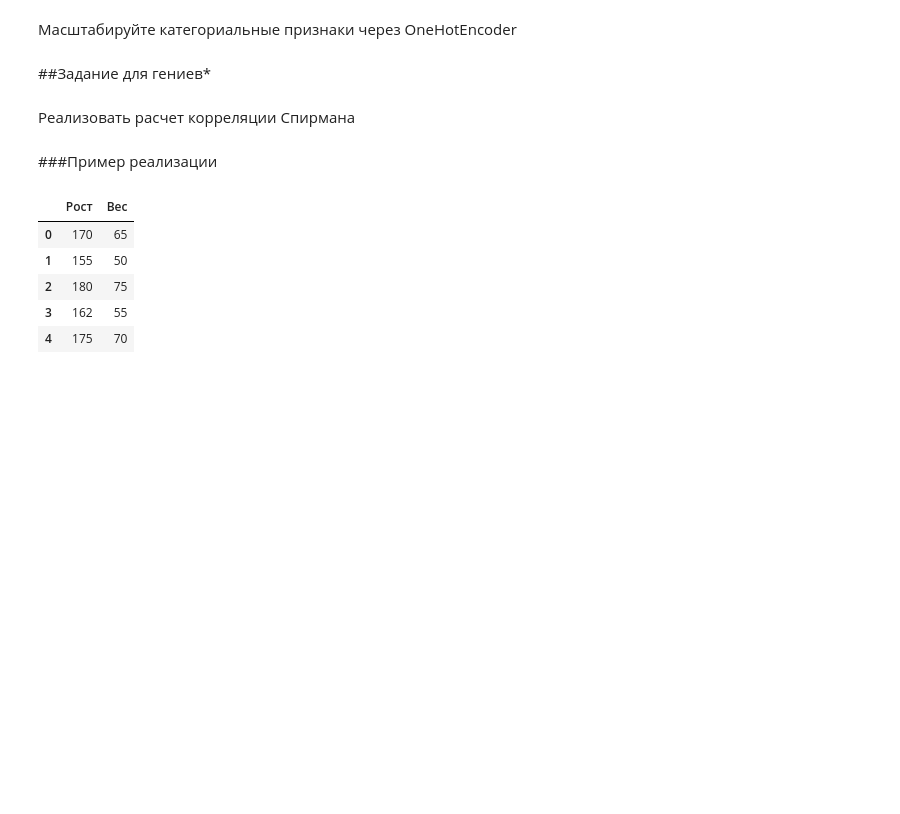
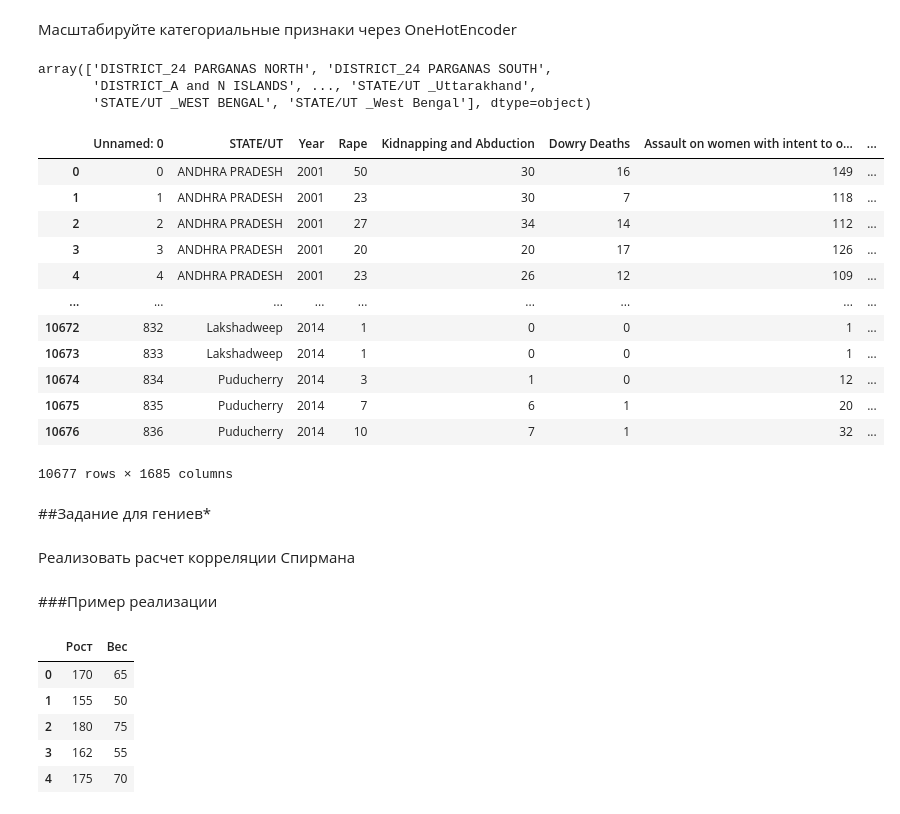
Before and after one commit to fluffymouses/fluffymouses, a Jupyter notebook: lab3/Задание_3.ipynb, the cells around one changed output. Cells and saved outputs as stored; diff of their text form; code cells hidden in the pictures; blank space fills up the shorter version.

```diff
--- a/lab3/Задание_3.ipynb
+++ b/lab3/Задание_3.ipynb
@@ -203,3 +387,36 @@ encoder = OneHotEncoder()
+# %%
+from sklearn.preprocessing import OneHotEncoder
+
+# Create an instance of OneHotEncoder
+encoder = OneHotEncoder()
+df["STATE/UT "] = df["STATE/UT"].astype("category")
+df["DISTRICT"] = df["DISTRICT"].astype("category")
+category_col = df.select_dtypes(include=['category']).columns
+encoder = OneHotEncoder()
+df_cat_encoded = pd.get_dummies(df, columns=category_col, drop_first=True)
+encoded_features = encoder.fit_transform(df[category_col])
+encoded_columns = encoder.get_feature_names_out(category_col)
+encoded_columns
+# %% [output]
+array(['DISTRICT_24 PARGANAS NORTH', 'DISTRICT_24 PARGANAS SOUTH',
+       'DISTRICT_A and N ISLANDS', ..., 'STATE/UT _Uttarakhand',
+       'STATE/UT _WEST BENGAL', 'STATE/UT _West Bengal'], dtype=object)
+# %%
+df_cat_encoded
+# %% [output]
+|  | Unnamed: 0 | STATE/UT | Year | Rape | Kidnapping and Abduction | Dowry Deaths | Assault on women with intent to o... | ... |
+| 0 | 0 | ANDHRA PRADESH | 2001 | 50 | 30 | 16 | 149 | ... |
+| 1 | 1 | ANDHRA PRADESH | 2001 | 23 | 30 | 7 | 118 | ... |
+| 2 | 2 | ANDHRA PRADESH | 2001 | 27 | 34 | 14 | 112 | ... |
+| 3 | 3 | ANDHRA PRADESH | 2001 | 20 | 20 | 17 | 126 | ... |
+| 4 | 4 | ANDHRA PRADESH | 2001 | 23 | 26 | 12 | 109 | ... |
+| ... | ... | ... | ... | ... | ... | ... | ... | ... |
+| 10672 | 832 | Lakshadweep | 2014 | 1 | 0 | 0 | 1 | ... |
+| 10673 | 833 | Lakshadweep | 2014 | 1 | 0 | 0 | 1 | ... |
+| 10674 | 834 | Puducherry | 2014 | 3 | 1 | 0 | 12 | ... |
+| 10675 | 835 | Puducherry | 2014 | 7 | 6 | 1 | 20 | ... |
+| 10676 | 836 | Puducherry | 2014 | 10 | 7 | 1 | 32 | ... |
+10677 rows × 1685 columns
 # %% [markdown]
 ##Задание для гениев*
 # %% [markdown]
```
Also changed, not shown: parts of 26 cells of this notebook.
